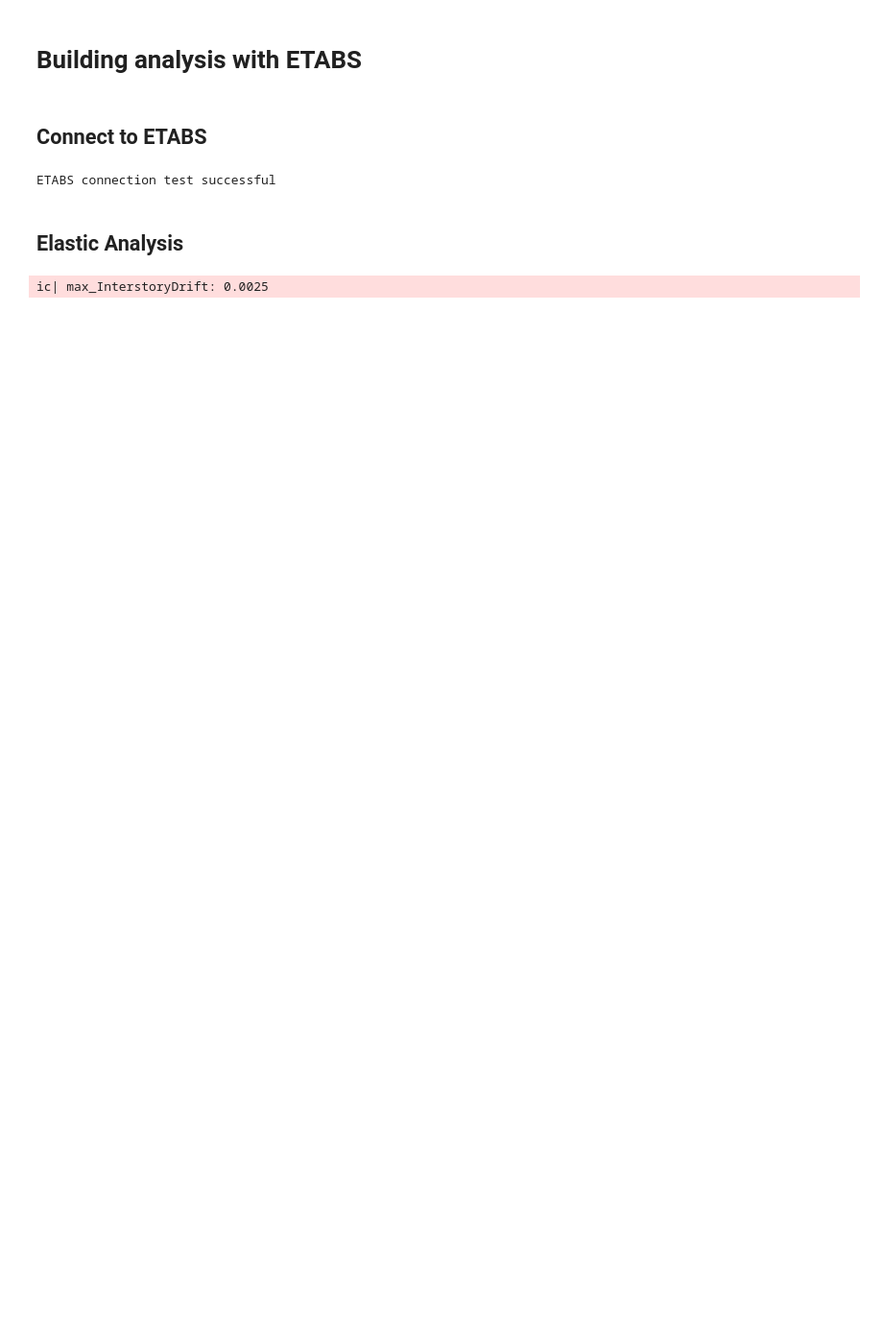
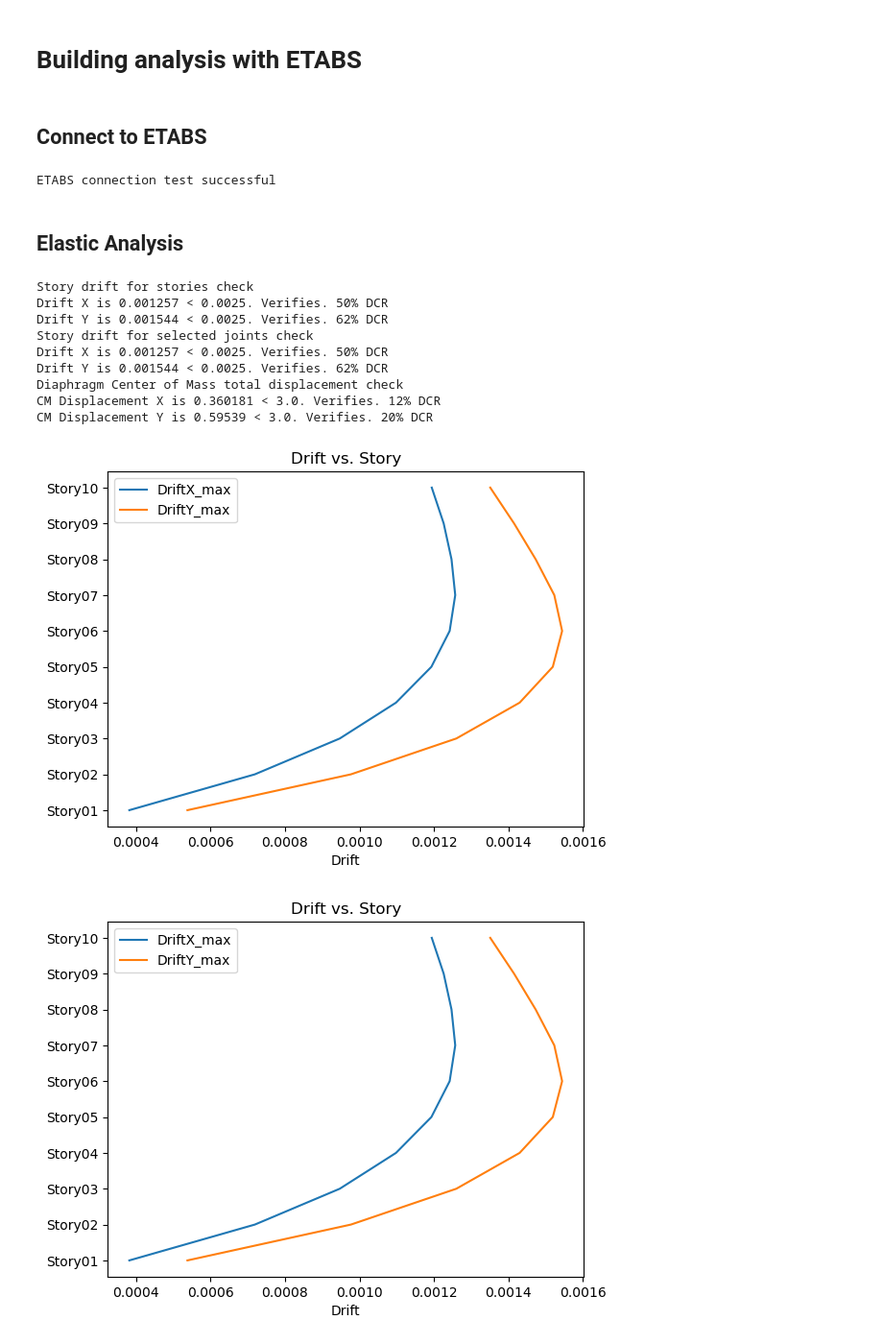
Before and after one commit to mihdicaballero/ETABS-Ninja, a Jupyter notebook: etabsninja/notebooks/model_report.ipynb, the cells around one changed output. Shown at 96% size. Saved outputs shown, nothing was run; the diff lists cells and outputs as text; code cells hidden in the pictures; blank space fills up the shorter version.

```diff
--- a/etabsninja/notebooks/model_report.ipynb
+++ b/etabsninja/notebooks/model_report.ipynb
@@ -22,33 +22,27 @@ ETABS connection test successful
 # %%
 import importlib
 imported_module = importlib.import_module("etabsninja.get_functions")
 importlib.reload(imported_module)
-from etabsninja.get_functions import *
-from etabsninja.settings import Settings
+from etabsninja.get_functions import Results
 from icecream import ic # For better debugging
 
-class Results:
-    """Overall class to manage etabs model results."""
+results = Results(SapModel)
+story_drifts = results.StoryDriftsForStories()
+joint_drifts = results.StoryDriftsForJoints()
+CM_displacement = results.DiaphragmCMDisplacements()
 
-    def __init__(self):
-        """Initialize the results."""
-        self.settings = Settings()
-        self.LoadCaseList = ["W Service"]
-        self.building_height = 100 # ft
-        self.JointsGroupName = "Nodos"
-        self.max_BuildingDrift = 1/400
-        self.max_InterstoryDrift = self.settings.max_InterstoryDrift
-
-results = Results()
-story_data = get_story_data(SapModel)
+# story_data = get_story_data(SapModel)
 # frames = get_all_frames(SapModel)
 # points = get_all_points(SapModel, inc_restraint=False)
-LoadCaseList = ["W Service"]
-building_height = 100 # ft
-JointsGroupName = "Nodos"
-max_BuildingDrift = 1/400
-# story_drifts = get_StoryDriftsForStories(SapModel,LoadCaseList,max_InterstoryDrift)
-# joint_drifts = get_StoryDriftsForJoints(SapModel,LoadCaseList,JointsGroupName,max_InterstoryDrift)
-# CM_displacement = get_DiaphragmCMDisplacements(SapModel,LoadCaseList,building_height,max_BuildingDrift)
 # %% [output]
-ic| max_InterstoryDrift: 0.0025
+Story drift for stories check
+Drift X is 0.001257 < 0.0025. Verifies. 50% DCR
+Drift Y is 0.001544 < 0.0025. Verifies. 62% DCR
+Story drift for selected joints check
+Drift X is 0.001257 < 0.0025. Verifies. 50% DCR
+Drift Y is 0.001544 < 0.0025. Verifies. 62% DCR
+Diaphragm Center of Mass total displacement check
+CM Displacement X is 0.360181 < 3.0. Verifies. 12% DCR
+CM Displacement Y is 0.59539 < 3.0. Verifies. 20% DCR
+[figure, added]
+[figure, added]
```
Also changed, not shown: parts of 1 cell of this notebook, 1 other file.
